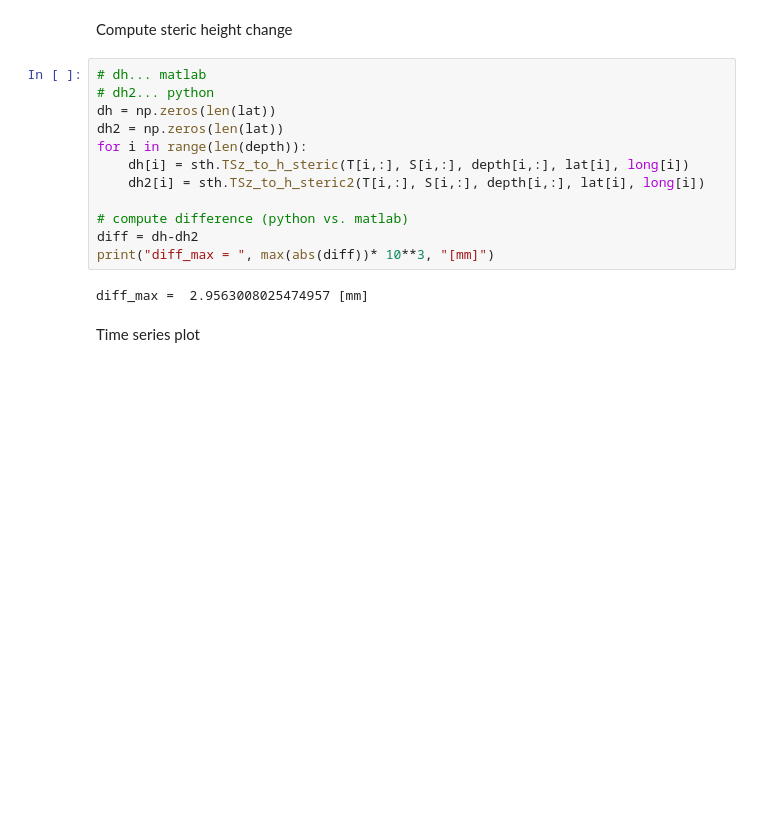
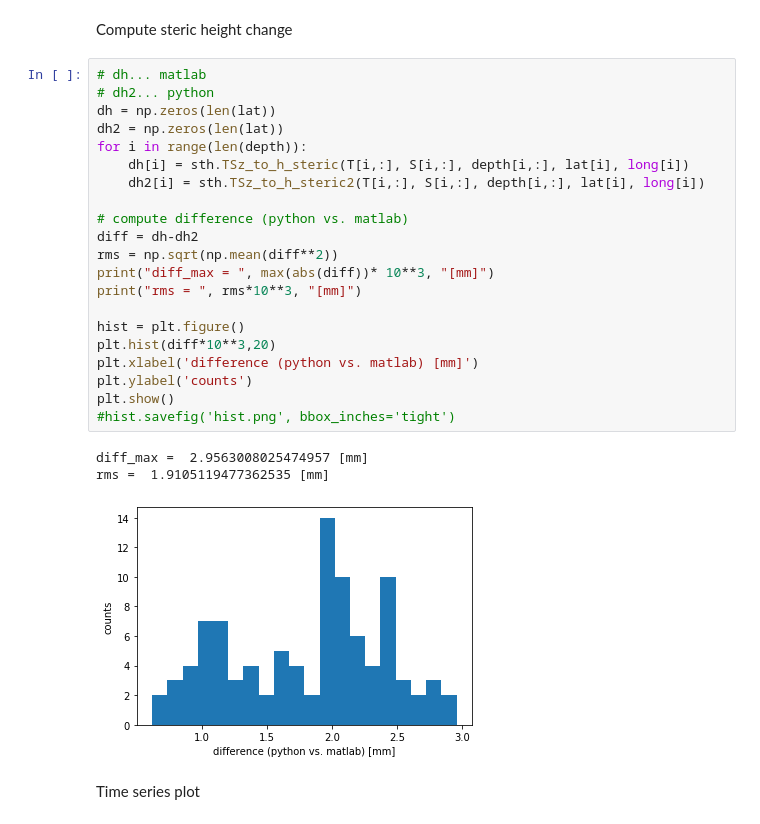
Before and after one commit to najona/st_height, a Jupyter notebook: steric_height_change.ipynb, the cells around one changed output. Drawn from its saved outputs; the diff is of its cells as text; blank space fills up the shorter version.

```diff
--- a/steric_height_change.ipynb
+++ b/steric_height_change.ipynb
@@ -22,17 +22,28 @@ Compute steric height change
 # %%
 # dh... matlab
 # dh2... python
 dh = np.zeros(len(lat))
 dh2 = np.zeros(len(lat))
 for i in range(len(depth)):
     dh[i] = sth.TSz_to_h_steric(T[i,:], S[i,:], depth[i,:], lat[i], long[i])
     dh2[i] = sth.TSz_to_h_steric2(T[i,:], S[i,:], depth[i,:], lat[i], long[i])
 
 # compute difference (python vs. matlab)
 diff = dh-dh2
+rms = np.sqrt(np.mean(diff**2))
 print("diff_max = ", max(abs(diff))* 10**3, "[mm]")
+print("rms = ", rms*10**3, "[mm]")
+
+hist = plt.figure()
+plt.hist(diff*10**3,20)
+plt.xlabel('difference (python vs. matlab) [mm]')
+plt.ylabel('counts')
+plt.show()
+#hist.savefig('hist.png', bbox_inches='tight')
 # %% [output]
 diff_max =  2.9563008025474957 [mm]
+rms =  1.9105119477362535 [mm]
+[figure, added]
 # %% [markdown]
 Time series plot
 # %%
```
Also changed, not shown: parts of 4 cells of this notebook.
